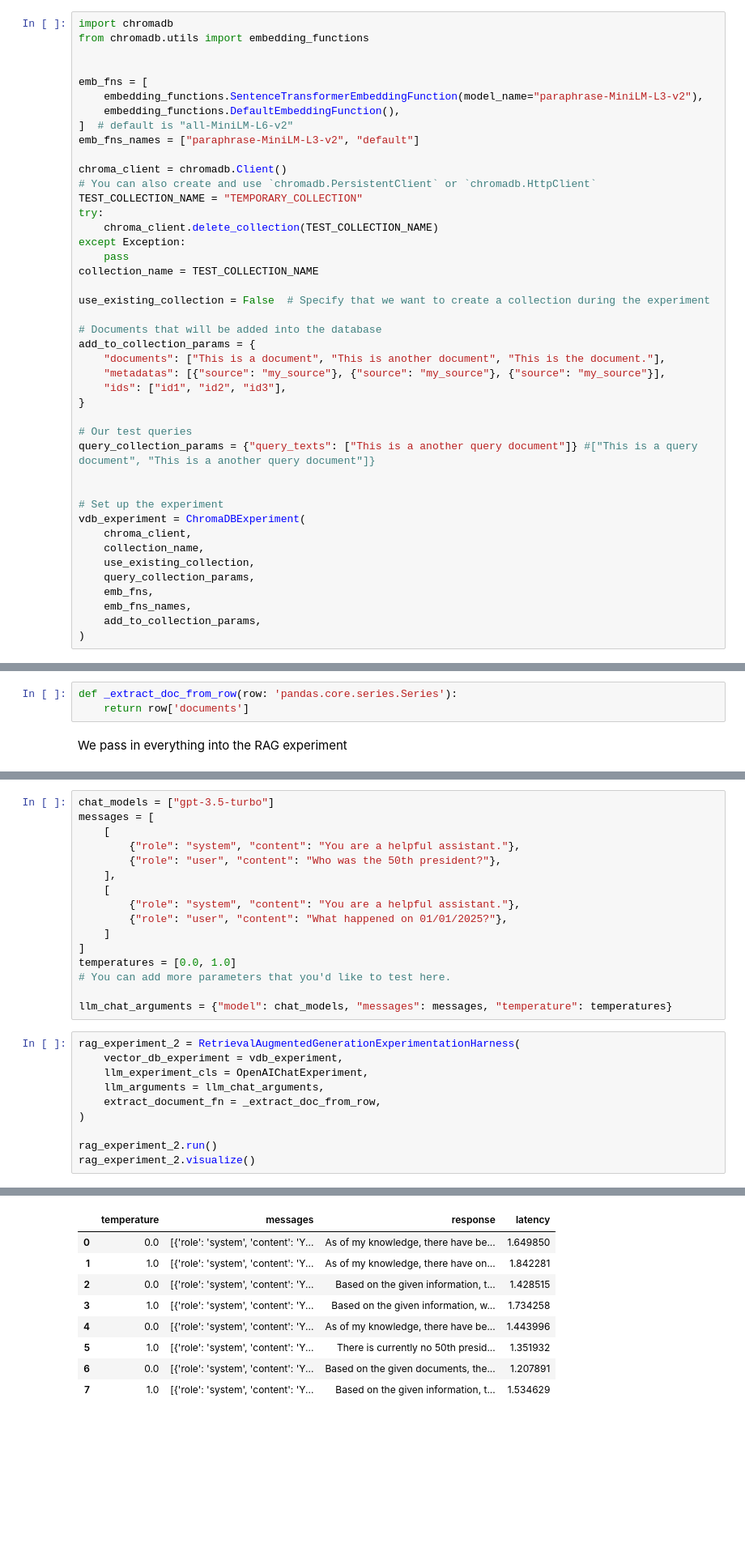
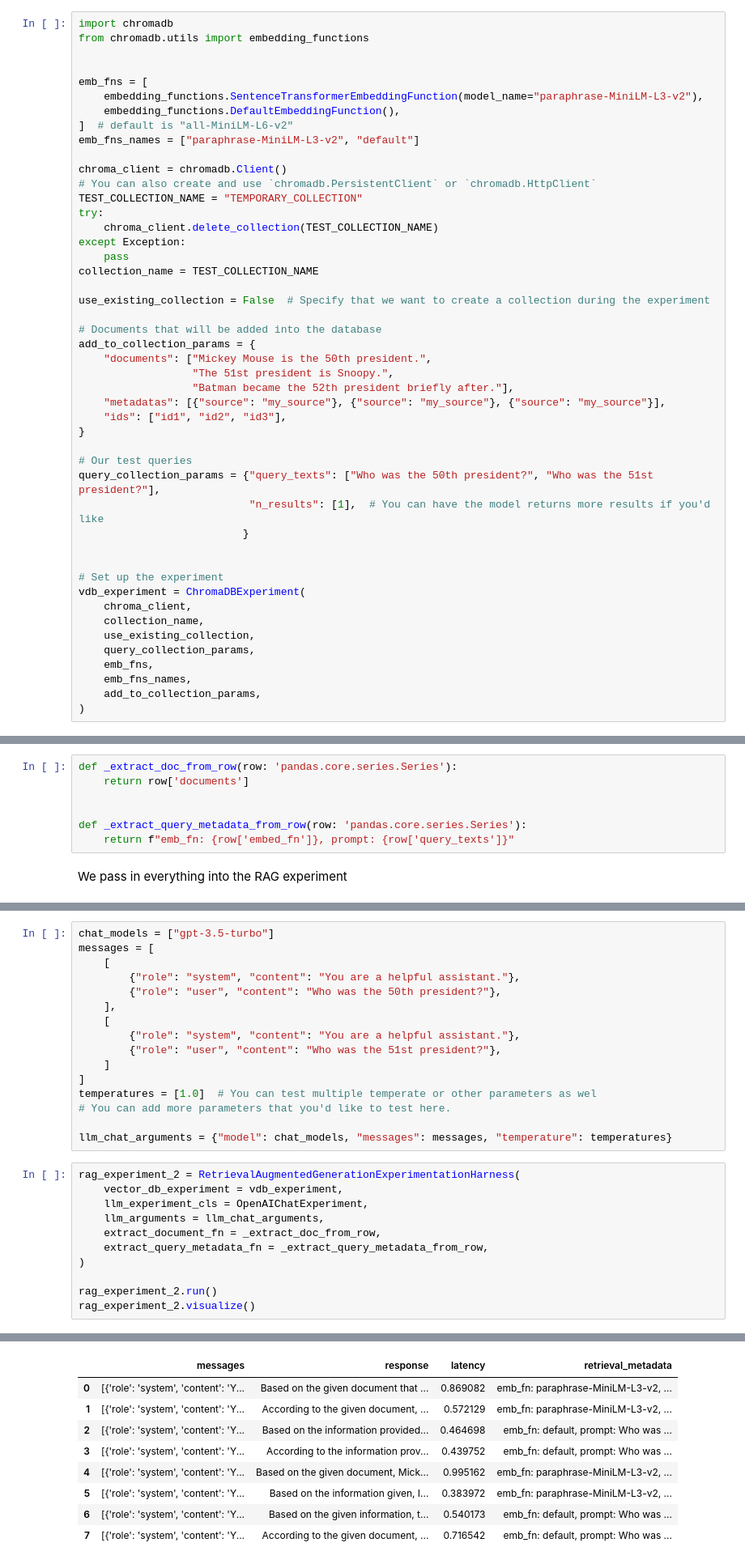
Before and after one commit to hegelai/prompttools, a Jupyter notebook: examples/notebooks/vectordb_experiments/RetrievalAugmentedGeneration.ipynb, the cells around one changed output, grey strips where cells are left out. Shown: that part at 81% size. Drawn from its saved outputs; the diff is of its cells as text; blank space fills up the shorter version.

```diff
--- a/examples/notebooks/vectordb_experiments/RetrievalAugmentedGeneration.ipynb
+++ b/examples/notebooks/vectordb_experiments/RetrievalAugmentedGeneration.ipynb
@@ -51,13 +55,17 @@ use_existing_collection = False  # Specify that we want to create a collection d
 
 # Documents that will be added into the database
 add_to_collection_params = {
-    "documents": ["This is a document", "This is another document", "This is the document."],
+    "documents": ["Mickey Mouse is the 50th president.",
+                  "The 51st president is Snoopy.",
+                  "Batman became the 52th president briefly after."],
     "metadatas": [{"source": "my_source"}, {"source": "my_source"}, {"source": "my_source"}],
     "ids": ["id1", "id2", "id3"],
 }
 
 # Our test queries
-query_collection_params = {"query_texts": ["This is a another query document"]} #["This is a query document", "This is a another query document"]}
+query_collection_params = {"query_texts": ["Who was the 50th president?", "Who was the 51st president?"],
+                           "n_results": [1],  # You can have the model returns more results if you'd like
+                          }
 
 
 # Set up the experiment
@@ -102,6 +118,10 @@ This function extracts the list of documents from each row of the vector DB expe
 # %%
 def _extract_doc_from_row(row: 'pandas.core.series.Series'):
     return row['documents']
+
+
+def _extract_query_metadata_from_row(row: 'pandas.core.series.Series'):
+    return f"emb_fn: {row['embed_fn']}, prompt: {row['query_texts']}"
 # %% [markdown]
 We pass in everything into the RAG experiment
 # %%
@@ -137,10 +156,10 @@ messages = [
     ],
     [
         {"role": "system", "content": "You are a helpful assistant."},
-        {"role": "user", "content": "What happened on 01/01/2025?"},
+        {"role": "user", "content": "Who was the 51st president?"},
     ]
 ]
-temperatures = [0.0, 1.0]
+temperatures = [1.0]  # You can test multiple temperate or other parameters as wel
 # You can add more parameters that you'd like to test here.
 
 llm_chat_arguments = {"model": chat_models, "messages": messages, "temperature": temperatures}
@@ -150,6 +169,7 @@ rag_experiment_2 = RetrievalAugmentedGenerationExperimentationHarness(
     llm_experiment_cls = OpenAIChatExperiment,
     llm_arguments = llm_chat_arguments,
     extract_document_fn = _extract_doc_from_row,
+    extract_query_metadata_fn = _extract_query_metadata_from_row,
 )
 
 rag_experiment_2.run()
@@ -160,9 +178,9 @@ WARNING:chromadb.segment.impl.vector.local_hnsw:Number of requested results 10 i
-|  | temperature | messages | response | latency |
-| 0 | 0.0 | [{'role': 'system', 'content': 'Y... | As of my knowledge, there have be... | 1.649850 |
-| 1 | 1.0 | [{'role': 'system', 'content': 'Y... | As of my knowledge, there have on... | 1.842281 |
-| 2 | 0.0 | [{'role': 'system', 'content': 'Y... | Based on the given information, t... | 1.428515 |
-| 3 | 1.0 | [{'role': 'system', 'content': 'Y... | Based on the given information, w... | 1.734258 |
-| 4 | 0.0 | [{'role': 'system', 'content': 'Y... | As of my knowledge, there have be... | 1.443996 |
-| 5 | 1.0 | [{'role': 'system', 'content': 'Y... | There is currently no 50th presid... | 1.351932 |
-| 6 | 0.0 | [{'role': 'system', 'content': 'Y... | Based on the given documents, the... | 1.207891 |
-| 7 | 1.0 | [{'role': 'system', 'content': 'Y... | Based on the given information, t... | 1.534629 |
+|  | messages | response | latency | retrieval_metadata |
+| 0 | [{'role': 'system', 'content': 'Y... | Based on the given document that ... | 0.869082 | emb_fn: paraphrase-MiniLM-L3-v2, ... |
+| 1 | [{'role': 'system', 'content': 'Y... | According to the given document, ... | 0.572129 | emb_fn: paraphrase-MiniLM-L3-v2, ... |
+| 2 | [{'role': 'system', 'content': 'Y... | Based on the information provided... | 0.464698 | emb_fn: default, prompt: Who was ... |
+| 3 | [{'role': 'system', 'content': 'Y... | According to the information prov... | 0.439752 | emb_fn: default, prompt: Who was ... |
+| 4 | [{'role': 'system', 'content': 'Y... | Based on the given document, Mick... | 0.995162 | emb_fn: paraphrase-MiniLM-L3-v2, ... |
+| 5 | [{'role': 'system', 'content': 'Y... | Based on the information given, I... | 0.383972 | emb_fn: paraphrase-MiniLM-L3-v2, ... |
+| 6 | [{'role': 'system', 'content': 'Y... | Based on the given information, t... | 0.540173 | emb_fn: default, prompt: Who was ... |
+| 7 | [{'role': 'system', 'content': 'Y... | According to the given document, ... | 0.716542 | emb_fn: default, prompt: Who was ... |
```
Also changed, not shown: parts of 17 cells of this notebook.
